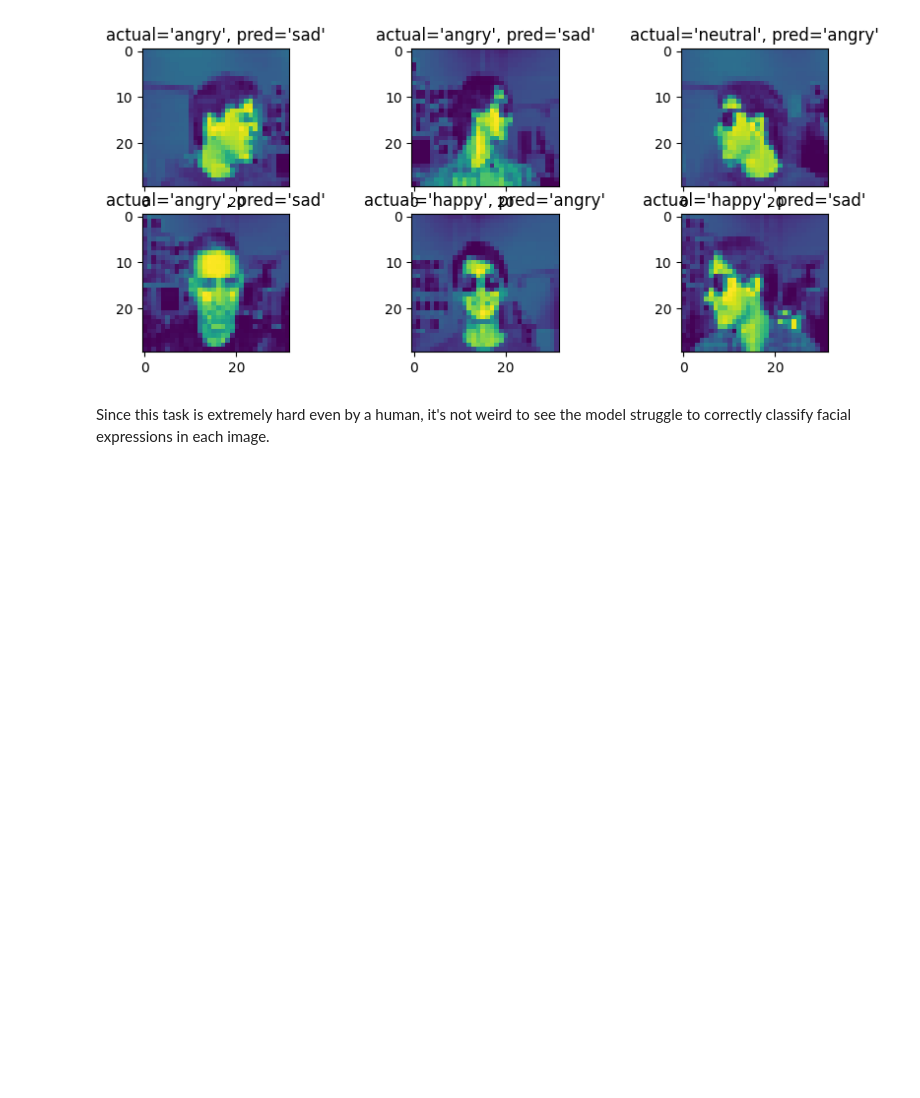
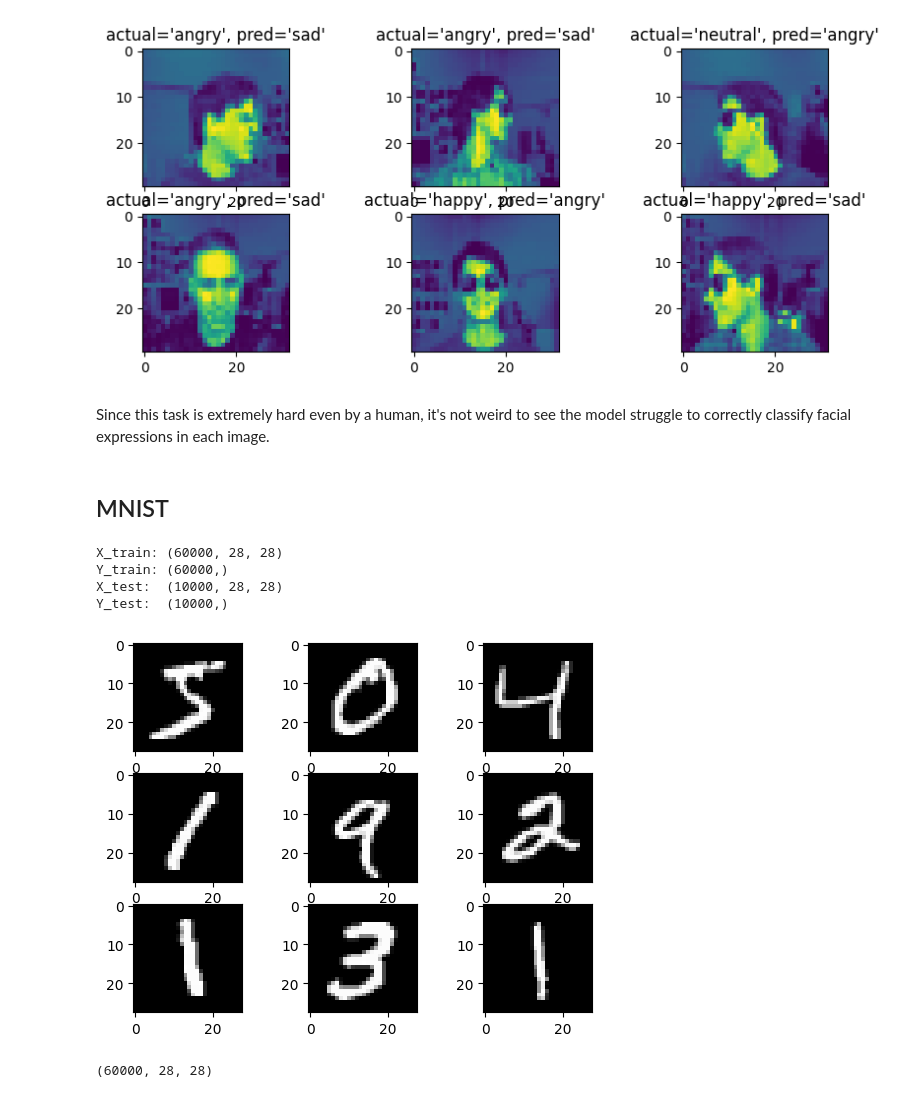
Before and after one commit to HomayoonAlimohammadi/machine-learning, a Jupyter notebook: neural_network/neural_network.ipynb, the cells around one changed output. Drawn from its saved outputs; the diff is of its cells as text; code cells hidden in the pictures; blank space fills up the shorter version.

```diff
--- a/neural_network/neural_network.ipynb
+++ b/neural_network/neural_network.ipynb
@@ -578,3 +578,33 @@ plt.show()
 [figure]
 # %% [markdown]
 Since this task is extremely hard even by a human, it's not weird to see the model struggle to correctly classify facial expressions in each image.
+# %% [markdown]
+## MNIST
+# %%
+from keras.datasets import mnist
+
+(X_train, y_train), (X_test, y_test) = mnist.load_data()
+# %%
+print('X_train: ' + str(X_train.shape))
+print('Y_train: ' + str(y_train.shape))
+print('X_test:  '  + str(X_test.shape))
+print('Y_test:  '  + str(y_test.shape))
+# %% [output]
+X_train: (60000, 28, 28)
+Y_train: (60000,)
+X_test:  (10000, 28, 28)
+Y_test:  (10000,)
+# %%
+import matplotlib.pyplot as plt
+
+for i in range(9):
+    plt.subplot(3, 3, i+1)
+    plt.imshow(X_train[i], cmap=plt.get_cmap('gray'))
+
+plt.show()
+# %% [output]
+[figure, added]
+# %%
+X_train.shape
+# %% [output]
+(60000, 28, 28)
```
Also changed, not shown: parts of 2 cells of this notebook, 1 other file.
